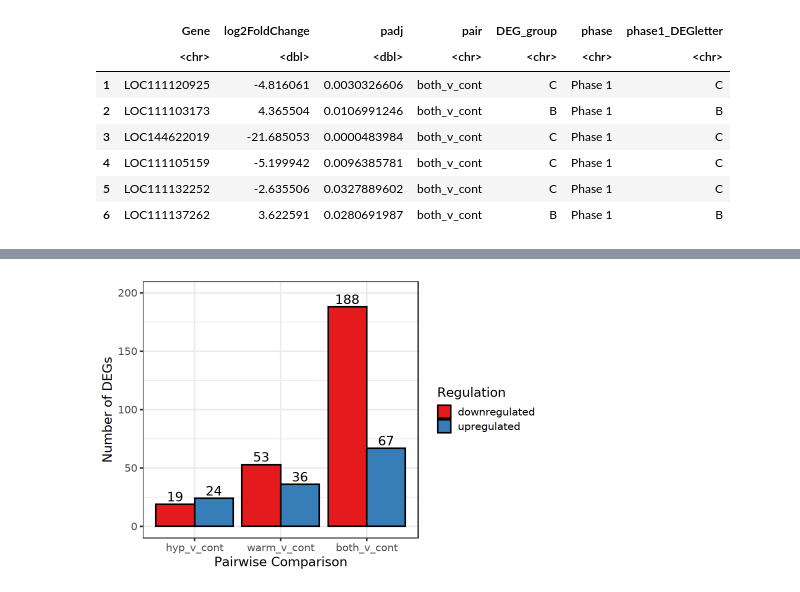
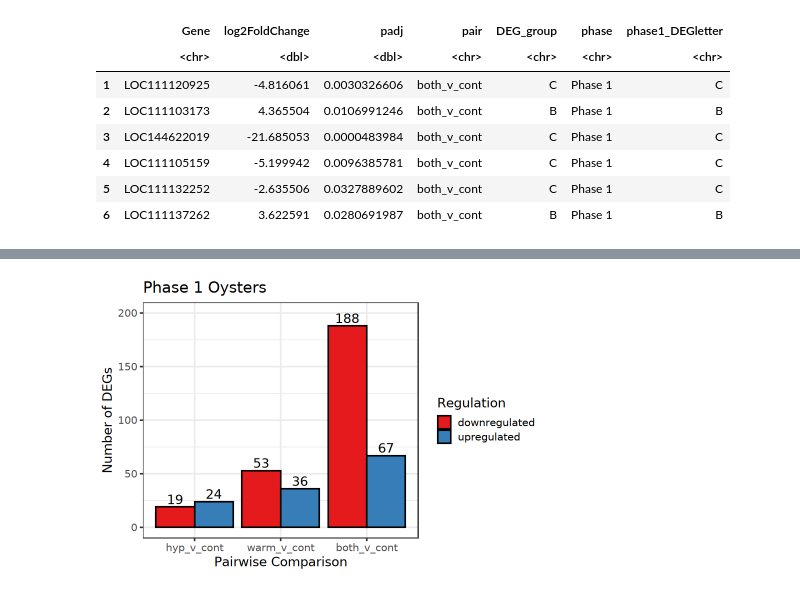
Before and after one commit to jgmcdonough/CE24_RNA-seq, a Jupyter notebook: analysis/diff_expression/deg_plasticity.ipynb, the cells around one changed output, grey strips where cells are left out. Drawn from its saved outputs; the diff is of its cells as text; code cells hidden in the pictures.

Commit message:
add title to p1 up/down plot

```diff
--- a/analysis/diff_expression/deg_plasticity.ipynb
+++ b/analysis/diff_expression/deg_plasticity.ipynb
@@ -281,19 +281,20 @@ A data.frame: 6 × 8
 # %%
 options(repr.plot.height = 5, repr.plot.width = 7.5)
 
 ggplot(p1_vs.c, aes(x = fct_rev(fct_infreq(pair)), fill = direction)) +
 geom_bar(stat = 'count', col = 'black', position = 'dodge') +
 scale_fill_brewer(palette = 'Set1') +
 geom_text(
     stat = "count",
     aes(label = after_stat(count)),
     position = position_dodge(width = 0.9),
     vjust = -0.3
   ) +
 ylim(0, 200) +
 labs(x = 'Pairwise Comparison',
     y = 'Number of DEGs',
-    fill = 'Regulation') +
+    fill = 'Regulation',
+    title = 'Phase 1 Oysters') +
 theme_bw(base_size = 15)
 # %% [output]
-[figure, old version]
+[figure, new version]
```
